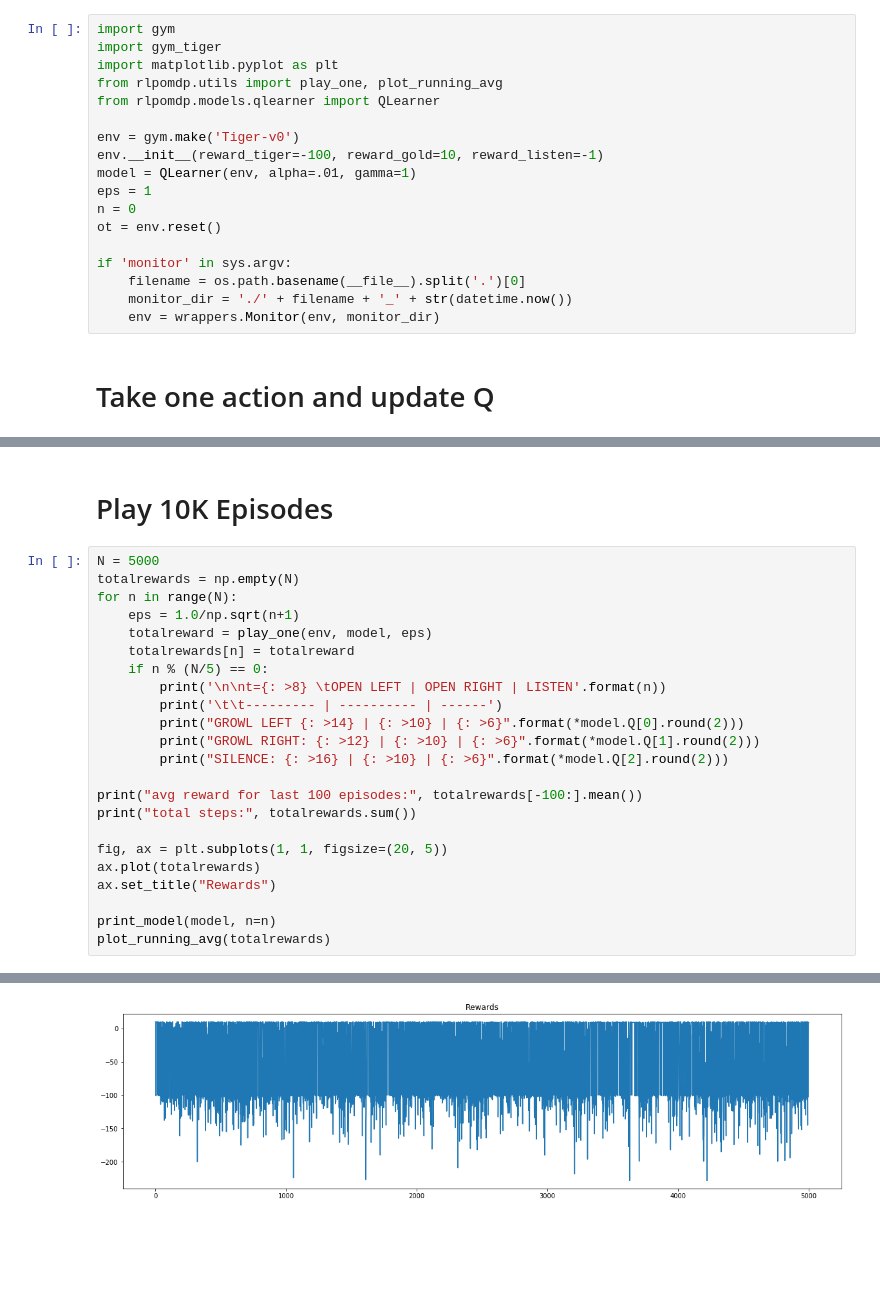
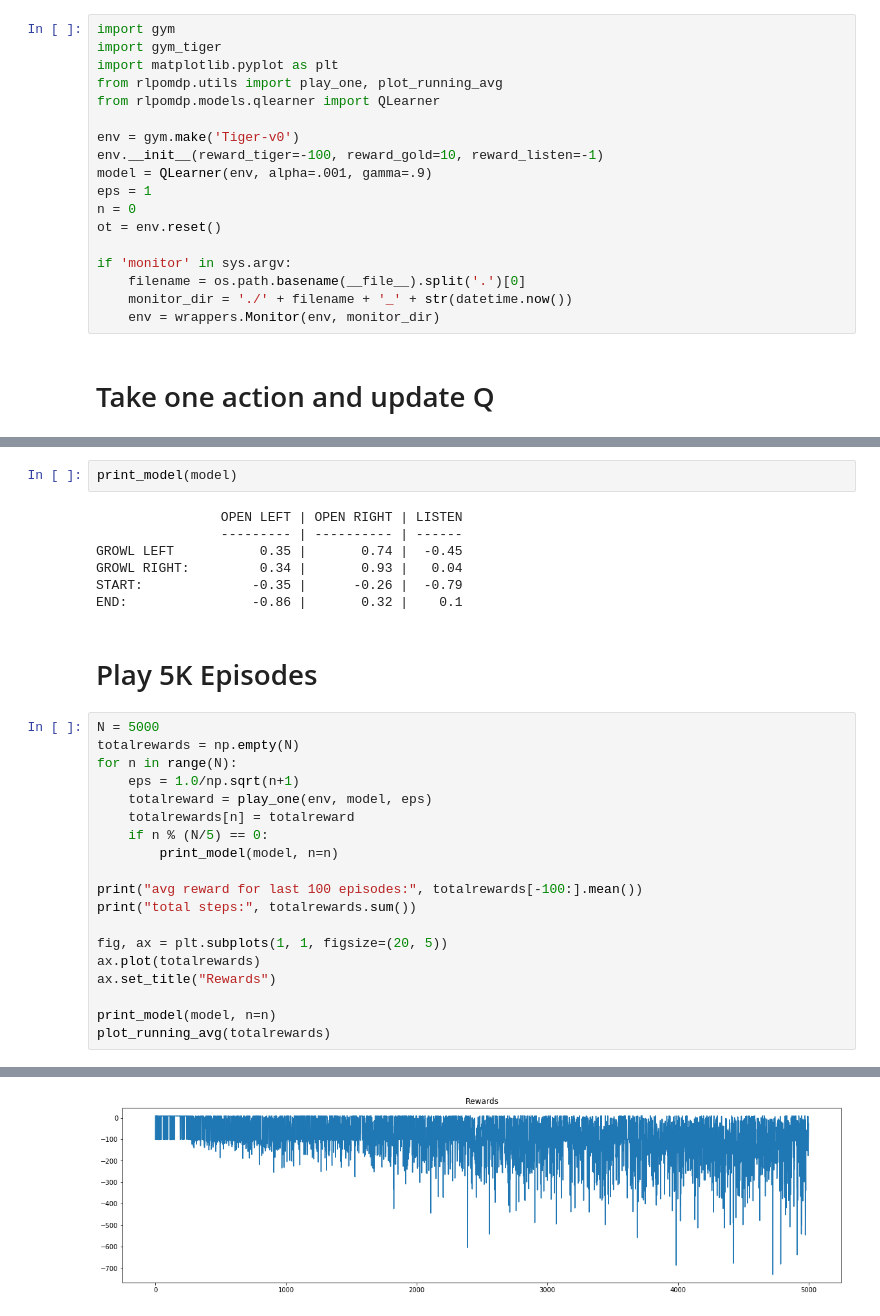
Before and after one commit to jackblandin/research, a Jupyter notebook: notebooks/tiger-env.ipynb, the cells around one changed output, grey strips where cells are left out. Cells and saved outputs as stored; diff of their text form; blank space fills up the shorter version.

```diff
--- a/notebooks/tiger-env.ipynb
+++ b/notebooks/tiger-env.ipynb
@@ -40,7 +40,7 @@ from rlpomdp.models.qlearner import QLearner
 
 env = gym.make('Tiger-v0')
 env.__init__(reward_tiger=-100, reward_gold=10, reward_listen=-1)
-model = QLearner(env, alpha=.01, gamma=1)
+model = QLearner(env, alpha=.001, gamma=.9)
 eps = 1
 n = 0
 ot = env.reset()
@@ -90,5 +106,14 @@ SILENCE:             0.87 |      -0.98 |   0.51
+# %%
+print_model(model)
+# %% [output]
+                OPEN LEFT | OPEN RIGHT | LISTEN
+                --------- | ---------- | ------
+GROWL LEFT           0.35 |       0.74 |  -0.45
+GROWL RIGHT:         0.34 |       0.93 |   0.04
+START:              -0.35 |      -0.26 |  -0.79
+END:                -0.86 |       0.32 |    0.1
 # %% [markdown]
-# Play 10K Episodes
+# Play 5K Episodes
 # %%
 N = 5000
 totalrewards = np.empty(N)
@@ -97,11 +122,7 @@ for n in range(N):
     totalreward = play_one(env, model, eps)
     totalrewards[n] = totalreward
     if n % (N/5) == 0:
-        print('\n\nt={: >8} \tOPEN LEFT | OPEN RIGHT | LISTEN'.format(n))
-        print('\t\t--------- | ---------- | ------')
-        print("GROWL LEFT {: >14} | {: >10} | {: >6}".format(*model.Q[0].round(2)))
-        print("GROWL RIGHT: {: >12} | {: >10} | {: >6}".format(*model.Q[1].round(2)))
-        print("SILENCE: {: >16} | {: >10} | {: >6}".format(*model.Q[2].round(2)))
+        print_model(model, n=n)
 
 print("avg reward for last 100 episodes:", totalrewards[-100:].mean())
 print("total steps:", totalrewards.sum())
@@ -133 +154 @@ SILENCE:           -250.5 |    -250.47 | -250.5
-[figure, old version]
+[figure, new version]
```
Also changed, not shown: parts of 5 cells of this notebook, 4 other files.
